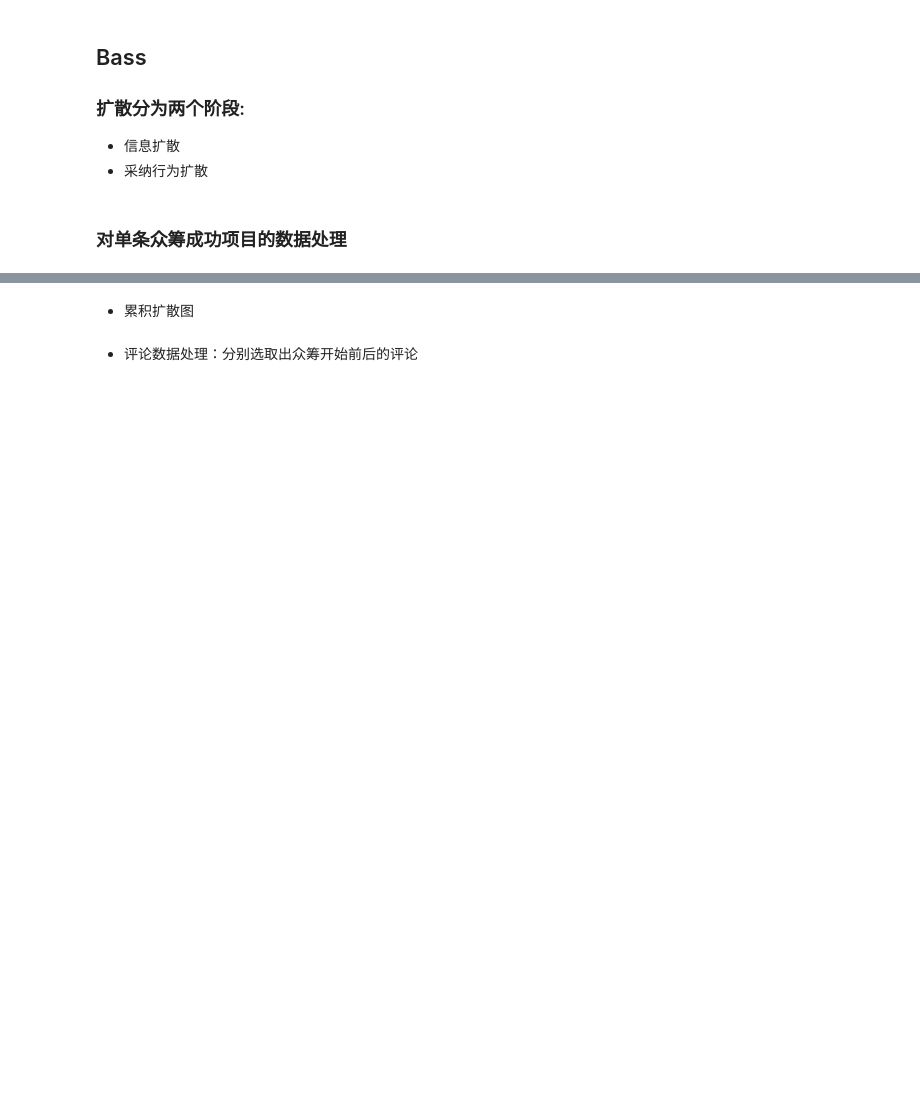
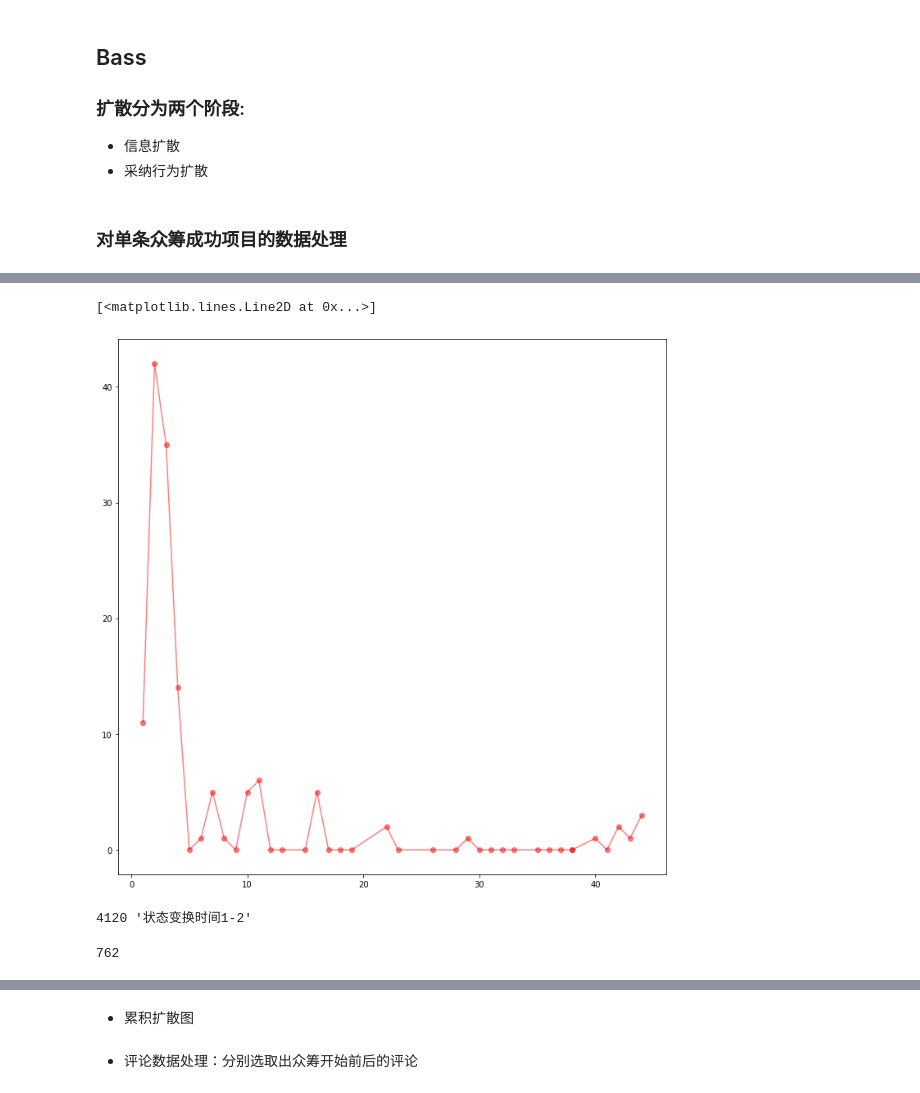
Before and after one commit to uscxiaoyu/crowdFundingDA, a Jupyter notebook: Data-analysis-Bass.ipynb, the cells around one changed output, grey strips where cells are left out. Saved outputs shown, nothing was run; the diff lists cells and outputs as text; code cells hidden in the pictures; blank space fills up the shorter version.

```diff
--- a/Data-analysis-Bass.ipynb
+++ b/Data-analysis-Bass.ipynb
@@ -17,6 +21,6 @@ db.list_collection_names()
 # %%
 project = db.projects
-s_project = db.sucess_projects
+s_project = db.success_projects
 f_project = db.failure_projects
 front_page = db.front_page
 # %% [markdown]
@@ -298,15 +400,14 @@ class estim_bass:
 ### 对单条众筹成功项目的数据处理
 # %%
 res_list = []
-for i, item in enumerate(project.find({"状态": '项目成功'})):
+for i, item in enumerate(s_project.find({"状态": '项目成功'})):
     try:
         data = prepare_data(item)
-#         s1 = increment(data.支持者数.values)
-#         s2 = increment(data.完成百分比.values)
-#         t_list = data.index
-
-        eb = estim_bass(data)
-        a = eb.solve()
-        res_list.append([i, a])
+        s1 = increment(data.支持者数.values)
+        s2 = increment(data.完成百分比.values)
+        t_list = data.index
+        break
     except Exception as e:
         print(i, e)
+# %%
+t_list1 = [int(t_list[i]/24) + 1 for i in range(len(t_list)) ]
@@ -312,0 +434,31 @@ for i, item in enumerate(project.find({"状态": '项目成功'})):
+# %%
+fig = plt.figure(figsize=(12, 12))
+ax = fig.add_subplot(1, 1, 1)
+ax.plot(t_list1, s1, 'ro-', alpha=0.5)
+# %% [output]
+[<matplotlib.lines.Line2D at 0x...>]
+[figure, added]
+# %%
+res_list = []
+for i, item in enumerate(s_project.find({"状态": '项目成功'})):
+    try:
+        data = prepare_data(item)
+        s1 = increment(data.支持者数.values)
+        s2 = increment(data.完成百分比.values)
+        t_list = data.index
+
+#         eb = estim_bass(data)
+#         a = eb.solve()
+        be = BassEstimate(s1)
+        res = be.optima_search()
+        r2 = be.r2(res[:])
+        if r2 > 0.7:
+            res_list.append([i, a, s1, t_list])
+    except Exception as e:
+        print(i, e)
+# %% [output]
+4120 '状态变换时间1-2'
+# %%
+len(res_list)
+# %% [output]
+762
```
Also changed, not shown: parts of 11 cells of this notebook, 3 other files.
